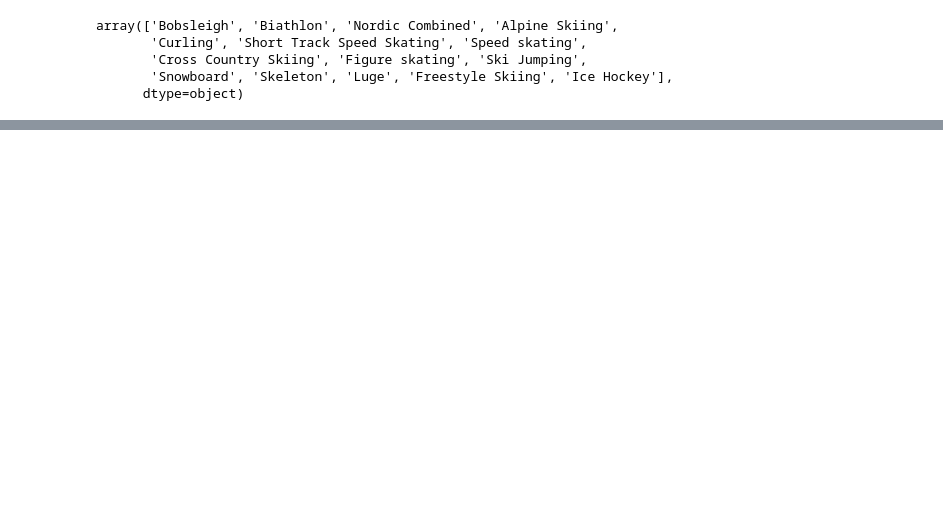
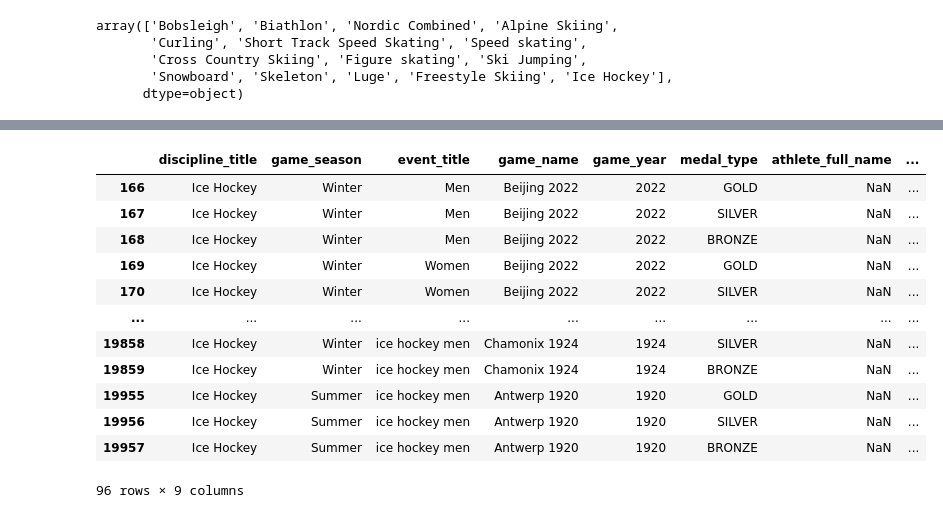
Before and after one commit to com-480-data-visualization/team_slo, a Jupyter notebook: src/processing/data_preprocessing.ipynb, the cells around one changed output, grey strips where cells are left out. Drawn from its saved outputs; the diff is of its cells as text; code cells hidden in the pictures; blank space fills up the shorter version.

```diff
--- a/src/processing/data_preprocessing.ipynb
+++ b/src/processing/data_preprocessing.ipynb
@@ -596,0 +666,16 @@ chamonix.to_csv(os.path.join(DATA_PATH, 'olympic_results_join.csv'), index=False
+# %%
+df_sorted.query('discipline_title == "Ice Hockey"')
+# %% [output]
+|  | discipline_title | game_season | event_title | game_name | game_year | medal_type | athlete_full_name | ... |
+| 166 | Ice Hockey | Winter | Men | Beijing 2022 | 2022 | GOLD | NaN | ... |
+| 167 | Ice Hockey | Winter | Men | Beijing 2022 | 2022 | SILVER | NaN | ... |
+| 168 | Ice Hockey | Winter | Men | Beijing 2022 | 2022 | BRONZE | NaN | ... |
+| 169 | Ice Hockey | Winter | Women | Beijing 2022 | 2022 | GOLD | NaN | ... |
+| 170 | Ice Hockey | Winter | Women | Beijing 2022 | 2022 | SILVER | NaN | ... |
+| ... | ... | ... | ... | ... | ... | ... | ... | ... |
+| 19858 | Ice Hockey | Winter | ice hockey men | Chamonix 1924 | 1924 | SILVER | NaN | ... |
+| 19859 | Ice Hockey | Winter | ice hockey men | Chamonix 1924 | 1924 | BRONZE | NaN | ... |
+| 19955 | Ice Hockey | Summer | ice hockey men | Antwerp 1920 | 1920 | GOLD | NaN | ... |
+| 19956 | Ice Hockey | Summer | ice hockey men | Antwerp 1920 | 1920 | SILVER | NaN | ... |
+| 19957 | Ice Hockey | Summer | ice hockey men | Antwerp 1920 | 1920 | BRONZE | NaN | ... |
+96 rows × 9 columns
```
Also changed, not shown: parts of 22 cells of this notebook, 2 other files.
